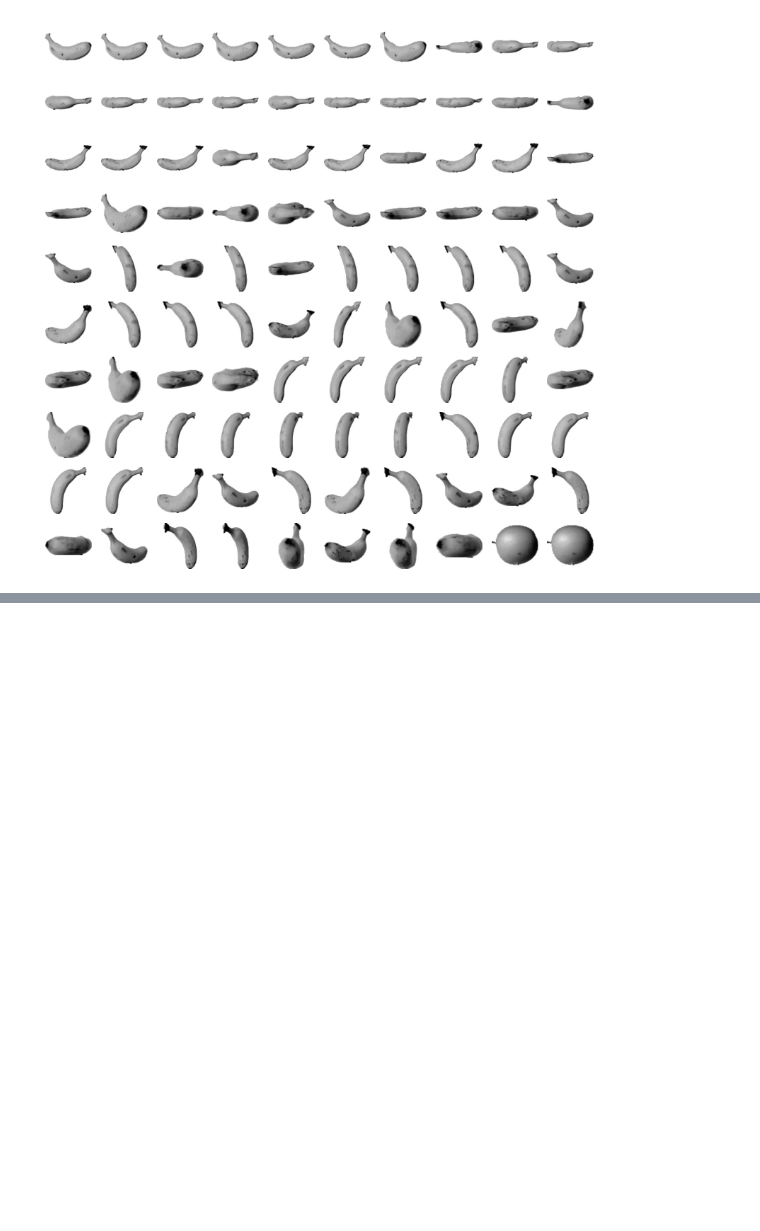
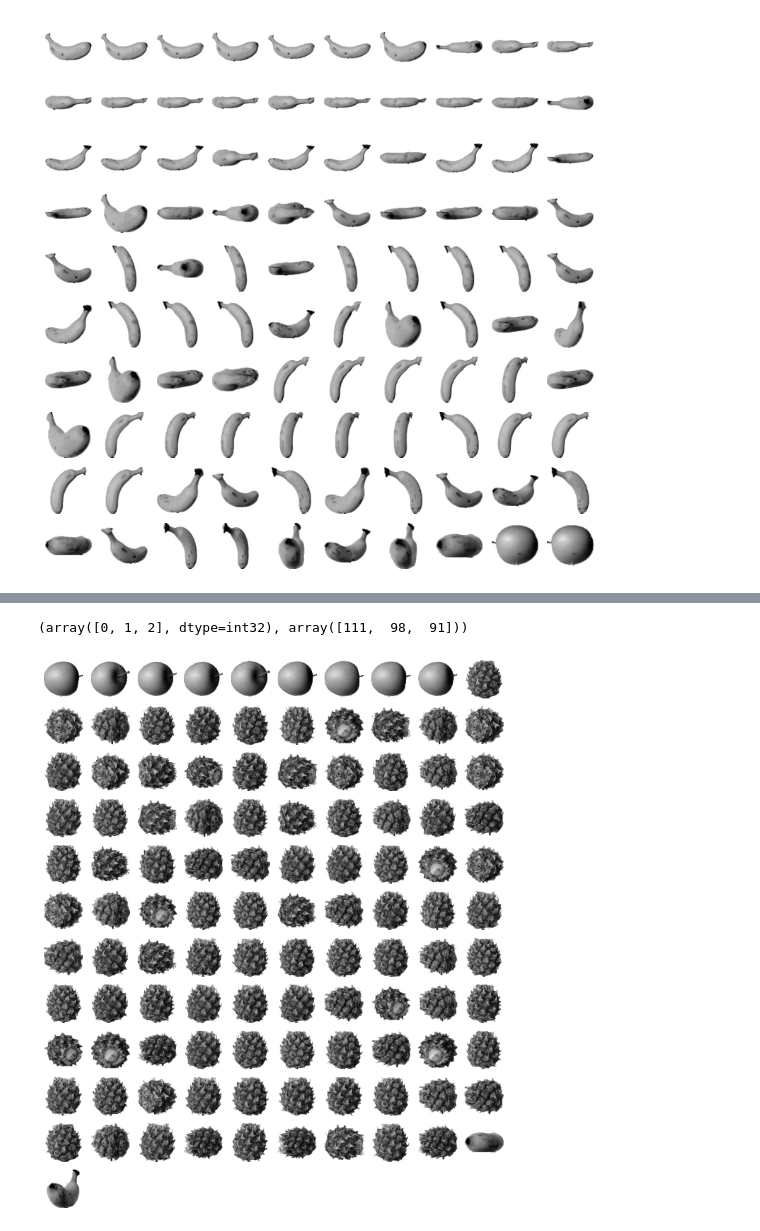
Before and after one commit to Sangyeonglee353/ai-hongong, a Jupyter notebook: Chapter_06_비지도학습.ipynb, the cells around one changed output, grey strips where cells are left out. Drawn from its saved outputs; the diff is of its cells as text; code cells hidden in the pictures; blank space fills up the shorter version.

```diff
--- a/Chapter_06_비지도학습.ipynb
+++ b/Chapter_06_비지도학습.ipynb
@@ -169,0 +197,10 @@ plt.show()
+# %%
+# 2. 데이터셋 변환
+import numpy as np
+fruits = np.load('fruits_300.npy')
+fruits_2d = fruits.reshape(-1, 100*100)
+# %%
+# 3. KMeans 클래스를 활용한 알고리즘 학습
+from sklearn.cluster import KMeans
+km = KMeans(n_clusters=3, random_state=42)
+km.fit(fruits_2d)
@@ -169,0 +222,26 @@ plt.show()
+# %%
+# 5. 샘플의 개수 확인
+print(np.unique(km.labels_, return_counts=True))
+# %% [output]
+(array([0, 1, 2], dtype=int32), array([111,  98,  91]))
+# %%
+# 6. 각 샘플이 어떤 이미지인지 출력
+import matplotlib.pyplot as plt
+def draw_fruits(arr, ratio=1):
+  n = len(arr) # n은 샘플 개수
+  # 한 줄에 10개의 이미지를 그립니다. 샘플 개수를 10으로 나누어 전체 행 개수를 계산합니다.
+  rows = int(np.ceil(n/10))
+  # 행이 1개이면 열의 개수는 샘플 개수입니다. 그렇지 않으면 10개입니다.
+  cols = n if rows < 2 else 10
+  fig, axs = plt.subplots(rows, cols, figsize=(cols*ratio, rows*ratio), squeeze=False)
+  for i in range(rows):
+    for j in range(cols):
+      if i*10 + j < n: # n개까지만 그립니다.
+        axs[i, j].imshow(arr[i*10 + j], cmap='gray_r')
+      axs[i, j].axis('off')
+  plt.show()
+# %%
+# 7.1 결과 출력
+draw_fruits(fruits[km.labels_==0])
+# %% [output]
+[figure, added]
```
Also changed, not shown: parts of 14 cells of this notebook.
